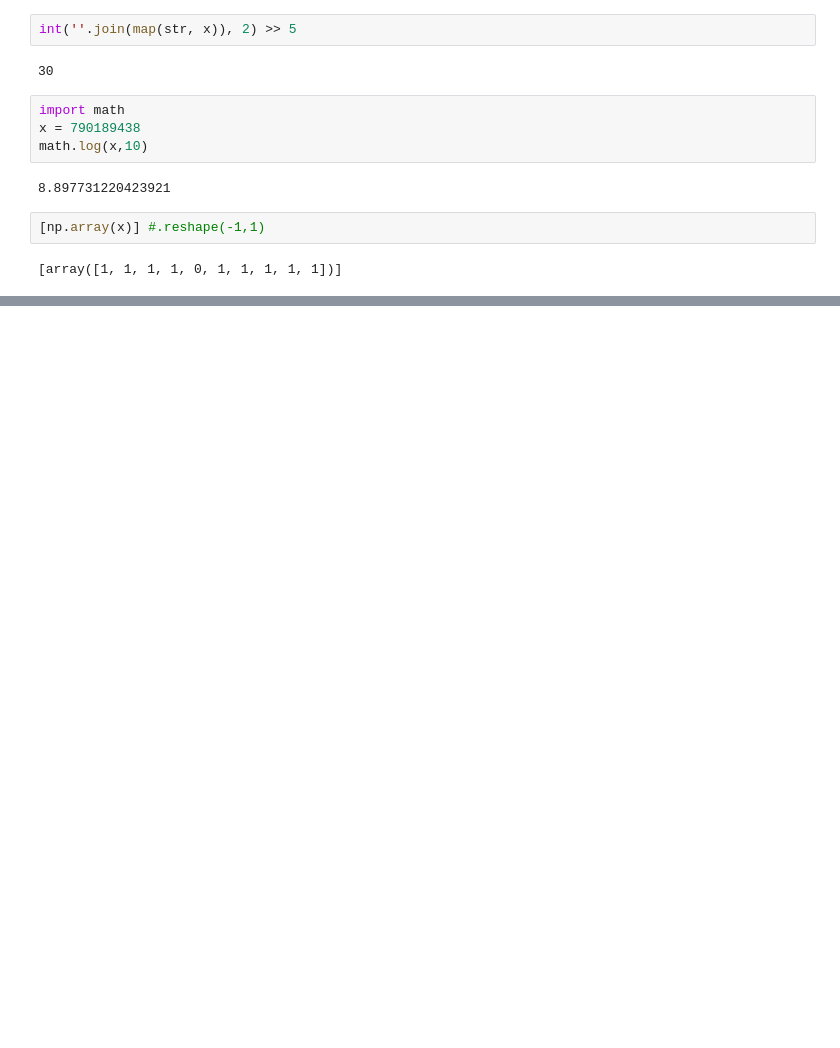
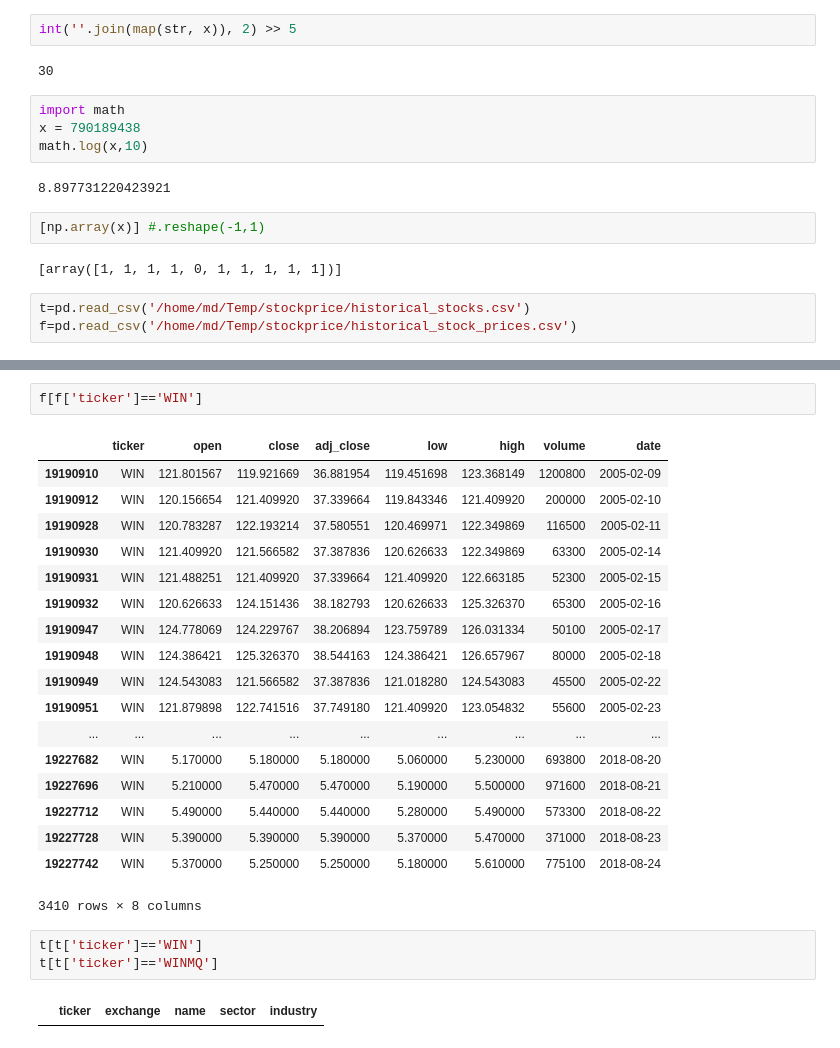
Before and after one commit to marcdumon/funda, a Jupyter notebook: src/visualization/Untitled.ipynb, the cells around one changed output, grey strips where cells are left out. Drawn from its saved outputs; the diff is of its cells as text; blank space fills up the shorter version.

```diff
--- a/src/data/Untitled.ipynb
+++ b/src/visualization/Untitled.ipynb
@@ -249,3 +249,6 @@ math.log(x,10)
 [np.array(x)] #.reshape(-1,1)
 # %% [output]
 [array([1, 1, 1, 1, 0, 1, 1, 1, 1, 1])]
+# %%
+t=pd.read_csv('/home/md/Temp/stockprice/historical_stocks.csv')
+f=pd.read_csv('/home/md/Temp/stockprice/historical_stock_prices.csv')
@@ -251,0 +264,26 @@ math.log(x,10)
+# %%
+f[f['ticker']=='WIN']
+# %% [output]
+|  | ticker | open | close | adj_close | low | high | volume | date |
+| 19190910 | WIN | 121.801567 | 119.921669 | 36.881954 | 119.451698 | 123.368149 | 1200800 | 2005-02-09 |
+| 19190912 | WIN | 120.156654 | 121.409920 | 37.339664 | 119.843346 | 121.409920 | 200000 | 2005-02-10 |
+| 19190928 | WIN | 120.783287 | 122.193214 | 37.580551 | 120.469971 | 122.349869 | 116500 | 2005-02-11 |
+| 19190930 | WIN | 121.409920 | 121.566582 | 37.387836 | 120.626633 | 122.349869 | 63300 | 2005-02-14 |
+| 19190931 | WIN | 121.488251 | 121.409920 | 37.339664 | 121.409920 | 122.663185 | 52300 | 2005-02-15 |
+| 19190932 | WIN | 120.626633 | 124.151436 | 38.182793 | 120.626633 | 125.326370 | 65300 | 2005-02-16 |
+| 19190947 | WIN | 124.778069 | 124.229767 | 38.206894 | 123.759789 | 126.031334 | 50100 | 2005-02-17 |
+| 19190948 | WIN | 124.386421 | 125.326370 | 38.544163 | 124.386421 | 126.657967 | 80000 | 2005-02-18 |
+| 19190949 | WIN | 124.543083 | 121.566582 | 37.387836 | 121.018280 | 124.543083 | 45500 | 2005-02-22 |
+| 19190951 | WIN | 121.879898 | 122.741516 | 37.749180 | 121.409920 | 123.054832 | 55600 | 2005-02-23 |
+| ... | ... | ... | ... | ... | ... | ... | ... | ... |
+| 19227682 | WIN | 5.170000 | 5.180000 | 5.180000 | 5.060000 | 5.230000 | 693800 | 2018-08-20 |
+| 19227696 | WIN | 5.210000 | 5.470000 | 5.470000 | 5.190000 | 5.500000 | 971600 | 2018-08-21 |
+| 19227712 | WIN | 5.490000 | 5.440000 | 5.440000 | 5.280000 | 5.490000 | 573300 | 2018-08-22 |
+| 19227728 | WIN | 5.390000 | 5.390000 | 5.390000 | 5.370000 | 5.470000 | 371000 | 2018-08-23 |
+| 19227742 | WIN | 5.370000 | 5.250000 | 5.250000 | 5.180000 | 5.610000 | 775100 | 2018-08-24 |
+3410 rows × 8 columns
+# %%
+t[t['ticker']=='WIN']
+t[t['ticker']=='WINMQ']
+# %% [output]
+|  | ticker | exchange | name | sector | industry |
```
Also changed, not shown: parts of 1 cell of this notebook, 9 other files.
